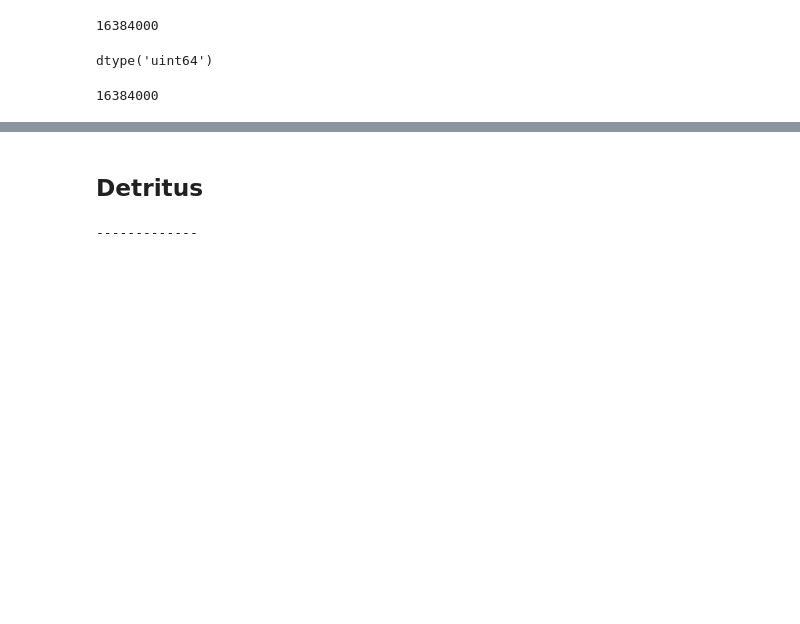
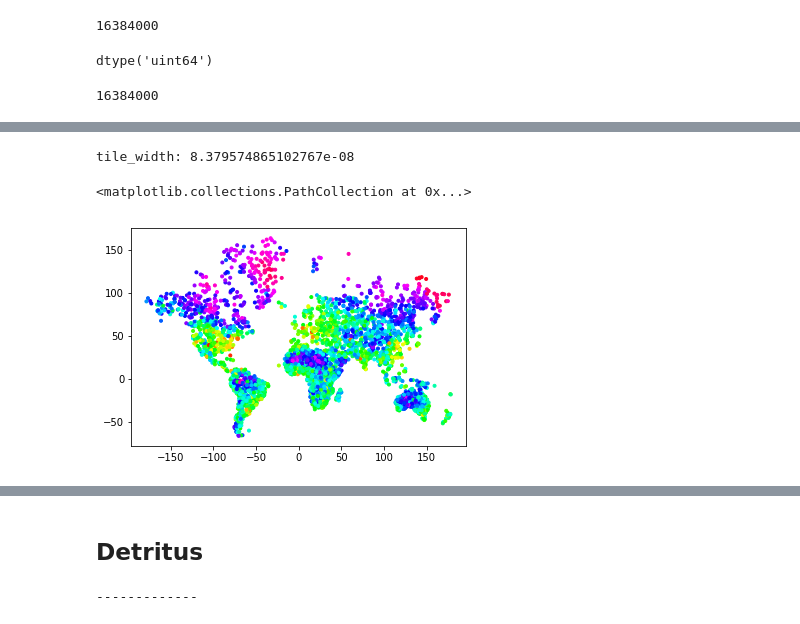
Before and after one commit to pkerpedjiev/z-index-range-selections, a Jupyter notebook: notebooks/Z-Index based range selection.ipynb, the cells around one changed output, grey strips where cells are left out. Saved outputs shown, nothing was run; the diff lists cells and outputs as text; code cells hidden in the pictures; blank space fills up the shorter version.

```diff
--- a/notebooks/Z-Index based range selection.ipynb
+++ b/notebooks/Z-Index based range selection.ipynb
@@ -346,0 +315,9 @@ for x in range(1000):
+# %%
+def lat2y(a):
+  return 180.0/math.pi*np.log(np.tan(math.pi/4.0+a*(math.pi/180.0)/2.0))
+# %%
+import pandas as pd
+
+t1 = pd.read_table('../data/world.csv', delimiter=',')
+
+t1.head()
@@ -346,0 +331,7 @@ for x in range(1000):
+# %%
+t = t1.sample(1000000)
+# %%
+import zindex.zindex as zz
+
+t['x'] = t['lon']
+t['y'] = lat2y(t['lat'])
@@ -346,0 +345,18 @@ for x in range(1000):
+# %%
+tile_width = (bounds[2] - bounds[0]) / 2 ** zoom
+float_points = (points - bounds[0]) // tile_width
+print("tile_width:", tile_width)
+# %% [output]
+tile_width: 8.379574865102767e-08
+# %%
+indeces = np.random.choice(range(len(t['x'])), 4000)
+rand = np.array([t['x'], t['y'], np.log(t['poi_town'])]).T[indeces]
+#indeces = np.random.choice(range(len(sorted_points)), 8000)
+#rand = np.array([sorted_points[:,0], sorted_points[:,1], sorted_interleaved]).T[indeces]
+x = rand[:,2][:]
+import matplotlib.pyplot as plt
+
+plt.scatter(rand[:,0], rand[:,1], c=x, marker='.', cmap='hsv')
+# %% [output]
+<matplotlib.collections.PathCollection at 0x...>
+[figure, added]
```
Also changed, not shown: parts of 18 cells of this notebook, 1 other file.
